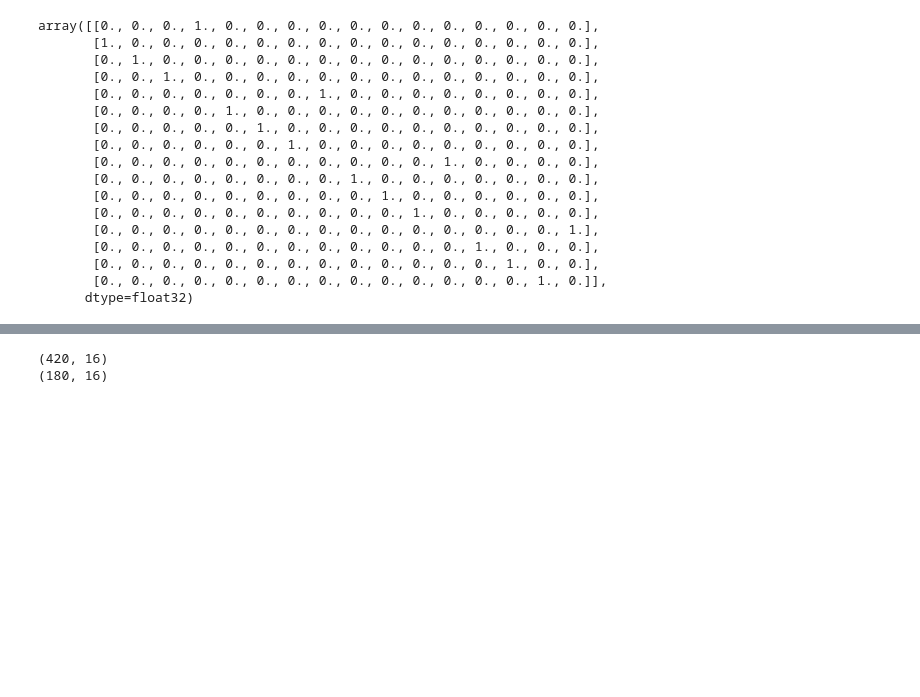
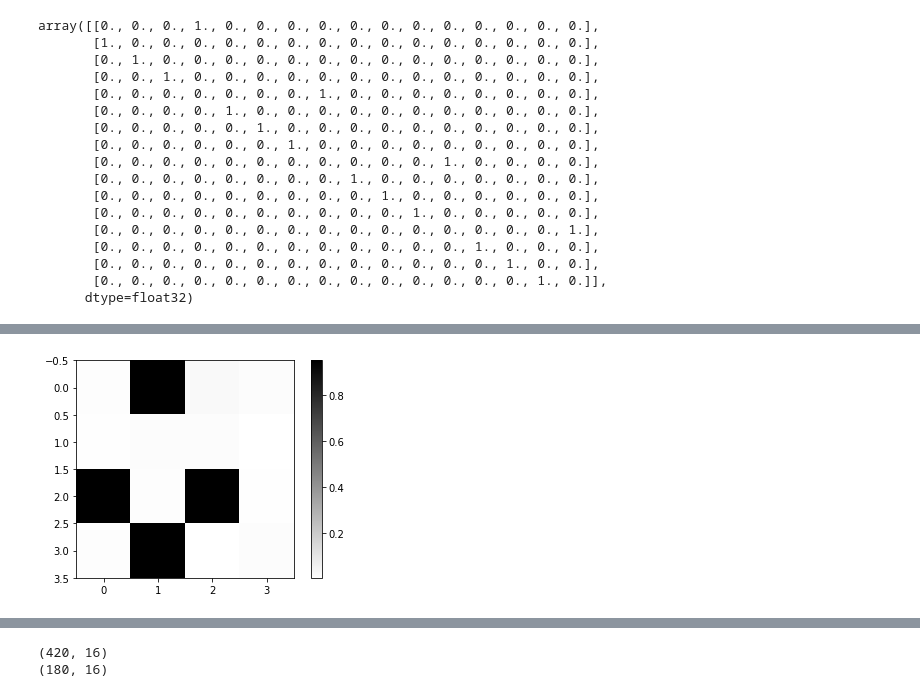
Before and after one commit to marieo31/final_project, a Jupyter notebook: data_generation.ipynb, the cells around one changed output, grey strips where cells are left out. Drawn from its saved outputs; the diff is of its cells as text; code cells hidden in the pictures; blank space fills up the shorter version.

```diff
--- a/data_generation.ipynb
+++ b/data_generation.ipynb
@@ -262,0 +291,27 @@ plt.show()
+# %%
+# let's split the Mreal matrix into n matrices of one pixel
+def add_one(arr,index):
+    arr[0,index] = 1
+    return arr
+# find the indexes of the ones values in the matrix
+idx_arr = np.where(Mreal.reshape(1,nbpix**2)[0]==1)[0]
+idx_lst = [idx_arr.item(ii) for ii in range(0,len(idx_arr))] # transform from an array to a list
+
+temp = np.zeros((1,nbpix**2))
+Mreal_split = np.zeros((len(idx_lst), nbpix**2))
+for ii in range(0,len(idx_lst)):
+    Mreal_split[ii,idx_lst[ii]] = 1
+# %%
+# then lets use the trained model to predict the mangled response of all of these one pixel image
+# and we rebuild the full image by adding up all the result matrixes
+res = np.zeros((len(idx_lst), nbpix**2))
+Mres = np.zeros((nbpix,nbpix))
+for ii in range(0,len(idx_lst)):
+    res[ii,:] = model.predict(np.expand_dims(Mreal_split[ii], axis=0))
+    Mres = Mres + res[ii,:].reshape(nbpix,nbpix)
+Mres
+plt.imshow(Mres)
+plt.colorbar()
+plt.show()
+# %% [output]
+[figure, added]
```
Also changed, not shown: parts of 14 cells of this notebook.
